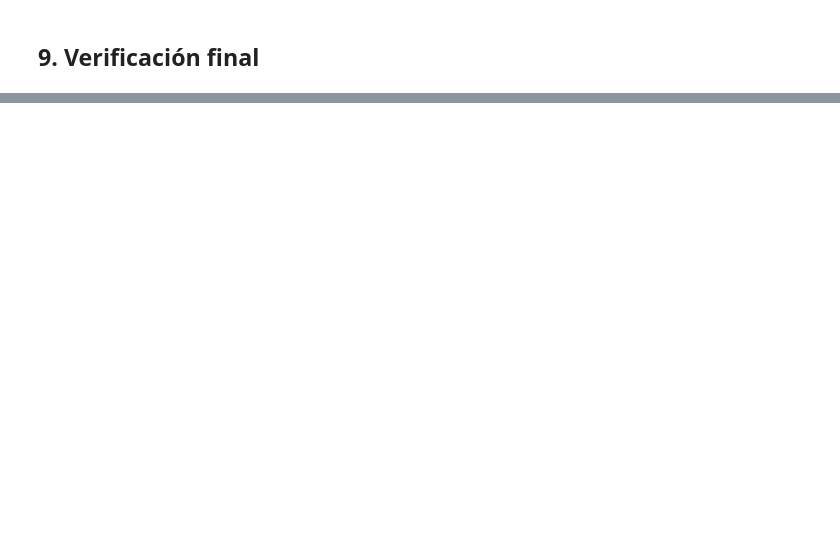
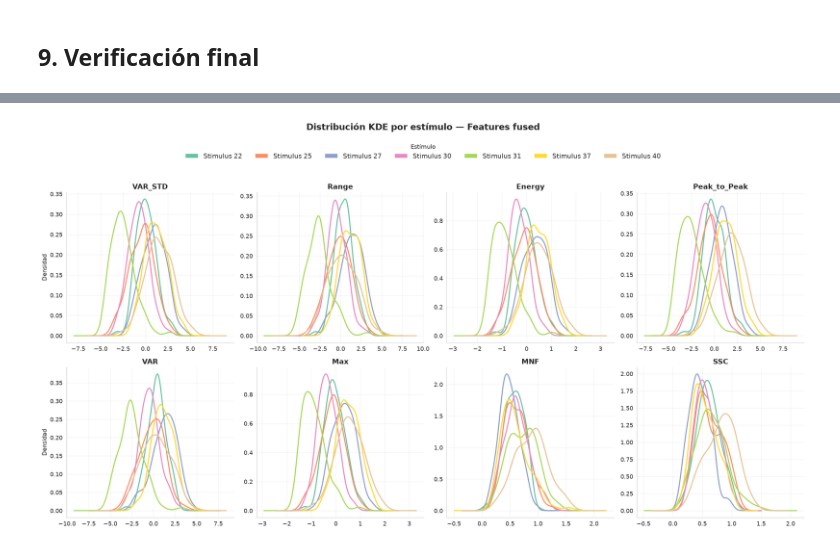
Before and after one commit to mariabda2/sEMG-ArmBand, a Jupyter notebook: notebooks/06_channel_fusion.ipynb, the cells around one changed output, grey strips where cells are left out. Cells and saved outputs as stored; diff of their text form; code cells hidden in the pictures; blank space fills up the shorter version.

```diff
--- a/notebooks/06_channel_fusion.ipynb
+++ b/notebooks/06_channel_fusion.ipynb
@@ -432,0 +574,43 @@ print(f'Silhouette score baseline (mejores canales individuales): {sil_baseline:
+# %%
+def plot_kde_grid(df, features, stimulus_col='stimulus',
+                  prefix='Fused_', palette='Set2', figsize=(20, 10)):
+    """
+    Grid 2×4 con KDE de cada feature por estímulo.
+    Leyenda compartida centrada arriba de la figura.
+    """
+    stimuli = sorted(df[stimulus_col].unique())
+    colors = sns.color_palette(palette, n_colors=len(stimuli))
+    color_map = dict(zip(stimuli, colors))
+
+    fig, axes = plt.subplots(2, 4, figsize=figsize)
+    axes = axes.flatten()
+
+    for i, feat in enumerate(features):
+        ax = axes[i]
+        col = f'{prefix}{feat}'
+        for stim in stimuli:
+            subset = df.loc[df[stimulus_col] == stim, col].dropna()
+            subset.plot.kde(ax=ax, color=color_map[stim], linewidth=2)
+
+        ax.set_title(feat, fontweight='bold', fontsize=13)
+        ax.set_xlabel('')
+        ax.set_ylabel('Densidad' if i % 4 == 0 else '')
+        ax.grid(alpha=0.25)
+        ax.set_xlim(ax.get_xlim())  # fijar límites para consistencia
+        for s in ('top', 'right'):
+            ax.spines[s].set_visible(False)
+
+    # Leyenda centrada arriba
+    handles = [Patch(facecolor=color_map[s], label=f'Stimulus {s}') for s in stimuli]
+    fig.legend(handles=handles, loc='upper center', bbox_to_anchor=(0.5, 1.02),
+               ncol=len(stimuli), fontsize=12, frameon=False, title='Estímulo')
+
+    fig.suptitle('Distribución KDE por estímulo — Features fused',
+                 fontweight='bold', fontsize=16, y=1.06)
+    fig.tight_layout(rect=[0, 0, 1, 0.96])
+    return fig
+
+plot_kde_grid(df_fused, FEATURES)
+plt.show()
+# %% [output]
+[figure, added]
```
Also changed, not shown: parts of 19 cells of this notebook, 2 other files.
